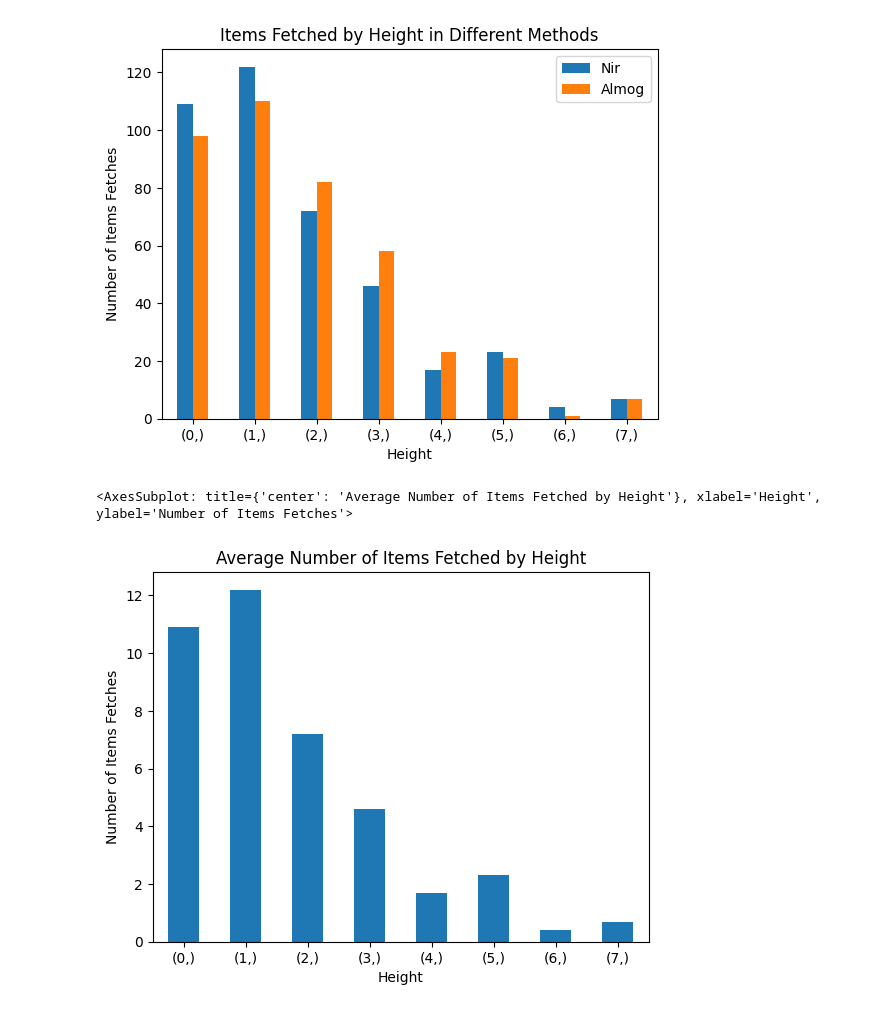
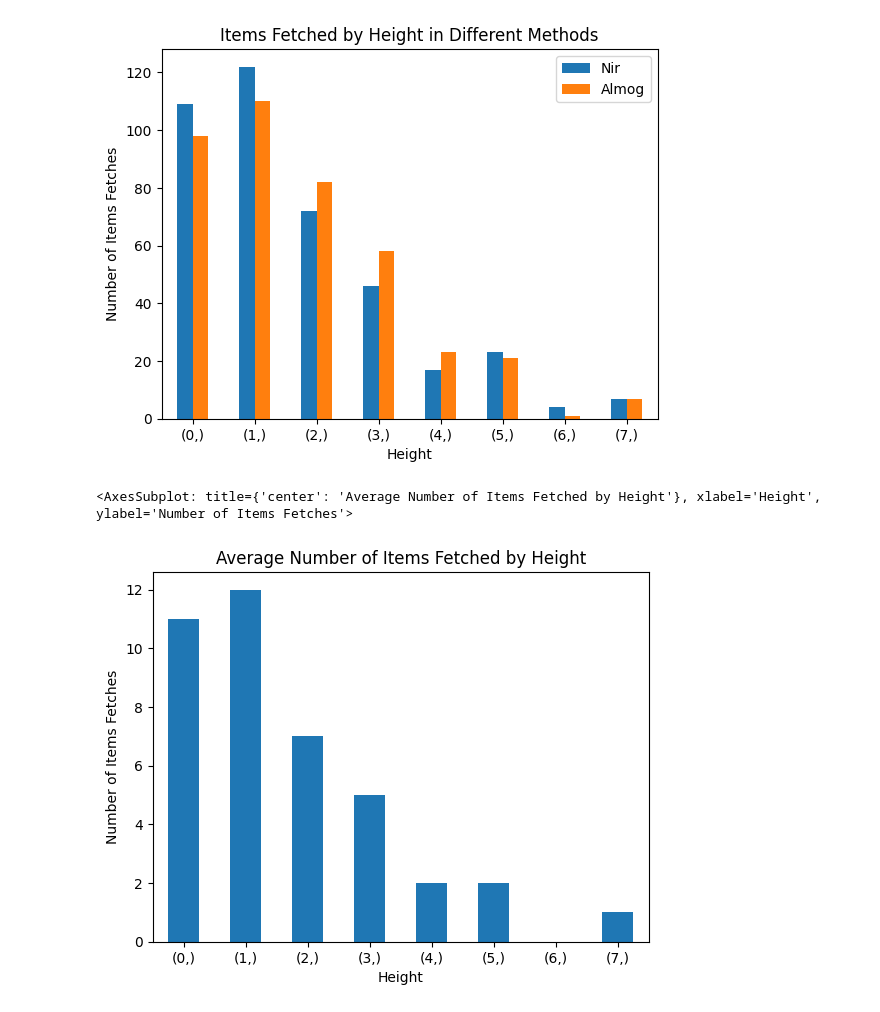
Before and after one commit to daniellepidt/facilities-design, a Jupyter notebook: heuristics_analysis.ipynb, the cells around one changed output. Saved outputs shown, nothing was run; the diff lists cells and outputs as text; code cells hidden in the pictures.

```diff
--- a/heuristics_analysis.ipynb
+++ b/heuristics_analysis.ipynb
@@ -266,13 +285,13 @@ height_data_by_value_counts
 | 7 | 7 | 7 |
 [figure]
 # %%
-nir_height_data_by_value_counts = (height_data[["nir_height"]].value_counts()/10).sort_index()
+nir_height_data_by_value_counts = (height_data[["nir_height"]].value_counts()/10).round().sort_index()
 nir_height_data_by_value_counts.plot.bar(
     title="Average Number of Items Fetched by Height",
     xlabel="Height",
     ylabel="Number of Items Fetches",
     rot=0
 )
 # %% [output]
 <AxesSubplot: title={'center': 'Average Number of Items Fetched by Height'}, xlabel='Height', ylabel='Number of Items Fetches'>
-[figure, old version]
+[figure, new version]
```
Also changed, not shown: parts of 1 cell of this notebook.
